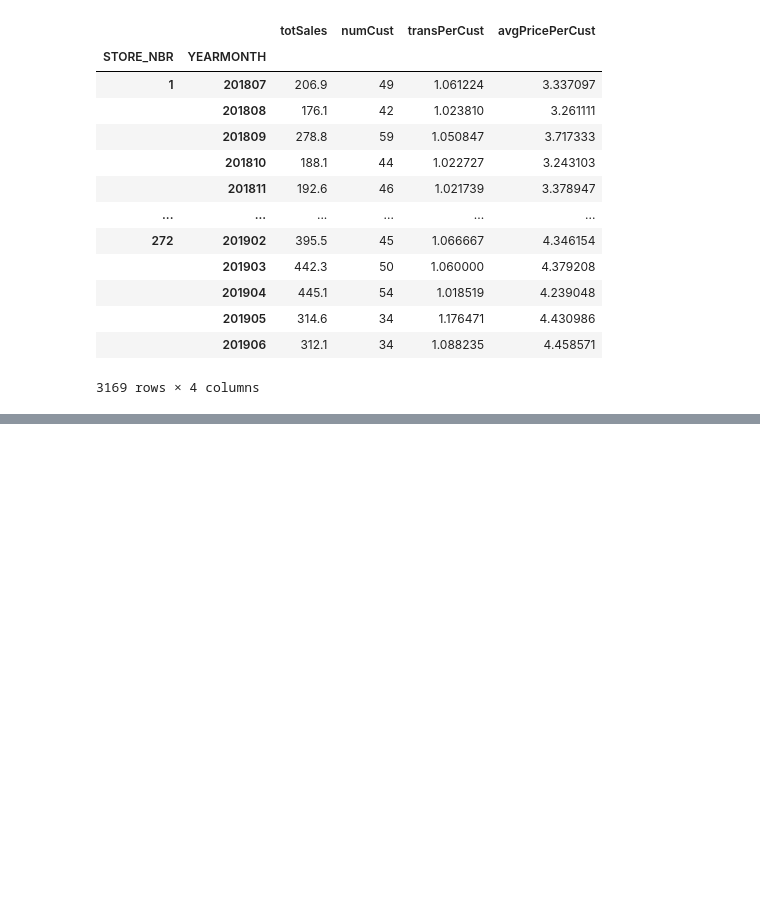
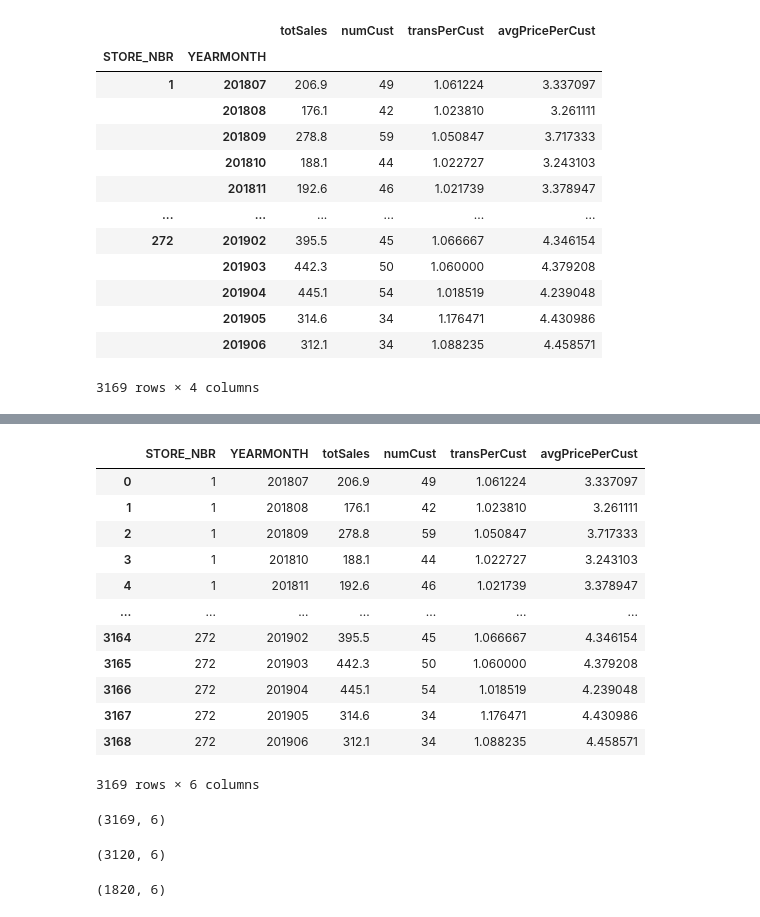
Before and after one commit to nyinyibo-ui/QuantiumProject-Forage-, a Jupyter notebook: task2.ipynb, the cells around one changed output, grey strips where cells are left out. Drawn from its saved outputs; the diff is of its cells as text; code cells hidden in the pictures; blank space fills up the shorter version.

```diff
--- a/task2.ipynb
+++ b/task2.ipynb
@@ -187,0 +238,34 @@ measure_over_time
+# %%
+#remove null stores from measure over time
+measure_over_time.reset_index(inplace=True)
+measure_over_time
+# %% [output]
+|  | STORE_NBR | YEARMONTH | totSales | numCust | transPerCust | avgPricePerCust |
+| 0 | 1 | 201807 | 206.9 | 49 | 1.061224 | 3.337097 |
+| 1 | 1 | 201808 | 176.1 | 42 | 1.023810 | 3.261111 |
+| 2 | 1 | 201809 | 278.8 | 59 | 1.050847 | 3.717333 |
+| 3 | 1 | 201810 | 188.1 | 44 | 1.022727 | 3.243103 |
+| 4 | 1 | 201811 | 192.6 | 46 | 1.021739 | 3.378947 |
+| ... | ... | ... | ... | ... | ... | ... |
+| 3164 | 272 | 201902 | 395.5 | 45 | 1.066667 | 4.346154 |
+| 3165 | 272 | 201903 | 442.3 | 50 | 1.060000 | 4.379208 |
+| 3166 | 272 | 201904 | 445.1 | 54 | 1.018519 | 4.239048 |
+| 3167 | 272 | 201905 | 314.6 | 34 | 1.176471 | 4.430986 |
+| 3168 | 272 | 201906 | 312.1 | 34 | 1.088235 | 4.458571 |
+3169 rows × 6 columns
+# %%
+#Before dropping
+measure_over_time.shape
+# %% [output]
+(3169, 6)
+# %%
+measure_over_time=measure_over_time[~measure_over_time["STORE_NBR"].isin(null_store)]
+measure_over_time.shape
+# %% [output]
+(3120, 6)
+# %%
+#filter period leass than Febaurary 2019
+perTialMeasures=measure_over_time.loc[measure_over_time["YEARMONTH"]<201902,:]
+perTialMeasures.shape
+# %% [output]
+(1820, 6)
```
Also changed, not shown: parts of 17 cells of this notebook.
